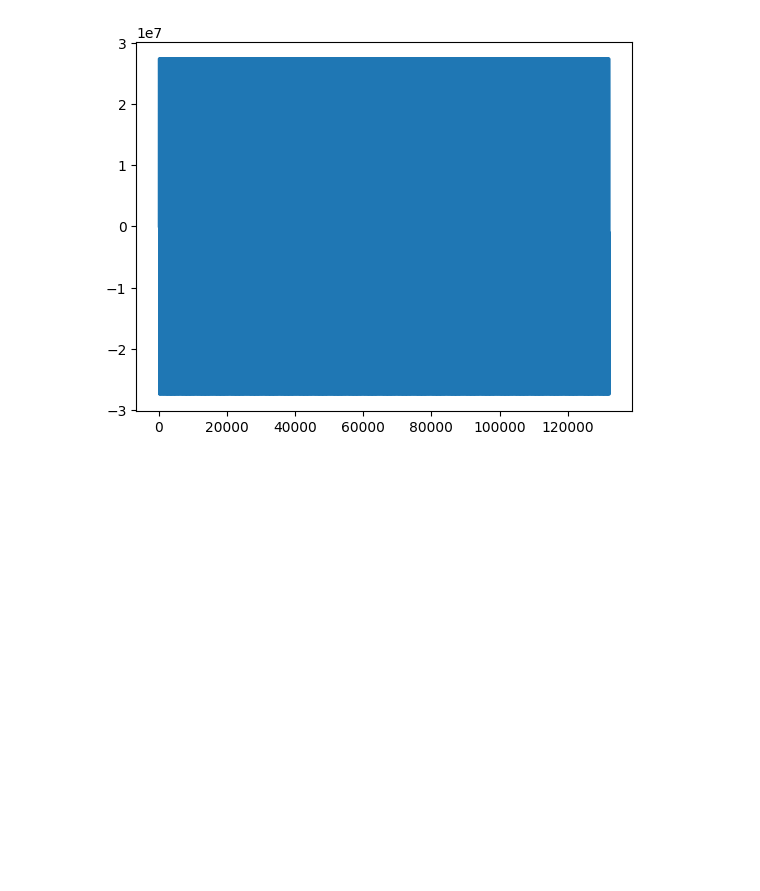
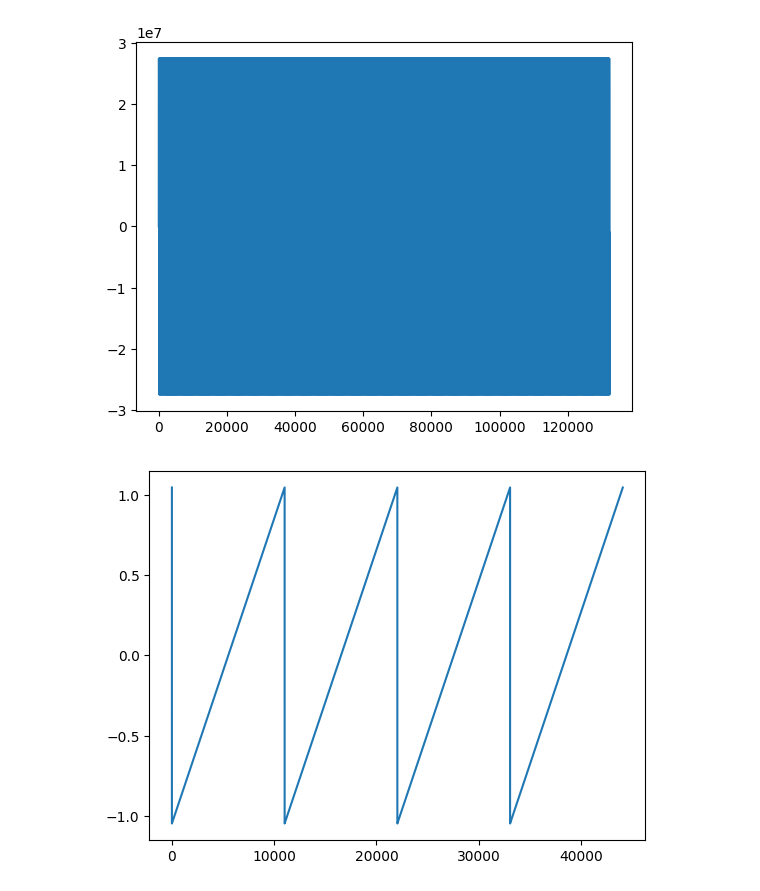
Before and after one commit to Adelpozo04/Informatica-Musical, a Jupyter notebook: Practica 1/practica01.ipynb, the cells around one changed output. Cells and saved outputs as stored; diff of their text form; code cells hidden in the pictures; blank space fills up the shorter version.

```diff
--- a/Practica 1/practica01.ipynb
+++ b/Practica 1/practica01.ipynb
@@ -197,15 +196,42 @@ sd.wait()
 # %% [output]
 [figure]
 # %%
-def saw(freq, dur=1, amp=1, phase=0):
+def square(freq, dur=1, amp=1, phase=0):
+    ns = np.arange(SRATE * dur)
 
-    return
+    a = np.sin(((ns * np.pi * 2 * freq) /SRATE) + phase)
+
+    a[a > 0] = 1
+    a[a < 0] = -1
+    a[a == 0] = 0
+
+    a = a * amp
+
+    return a
 
 def triangle(freq, dur=1, amp=1, phase=0):
 
     ns = np.arange(SRATE * dur)
-    #a = np.sin(((ns * np.pi * 2 * freq) /SRATE) + phase)
     a = np.arcsin(np.sin(((ns * np.pi * 2 * freq) / SRATE) + phase))
-    a = a * amp * 2 * np.pi
+    a = (a * amp) / 1.5
 
     return a
+
+def saw(freq, dur=1, amp=1, phase=0):
+
+    ns = np.arange(SRATE * dur)
+    a = np.arctan(np.tan(((ns * np.pi * 2 * freq) / SRATE) + phase))
+    a = (a * amp) / 1.5
+
+    return a
+
+
+a = saw(2, 1, 1, np.pi / 2)
+
+plt.plot(a)
+
+sd.play(a)
+
+sd.wait()
+# %% [output]
+[figure, added]
```
Also changed, not shown: parts of 1 cell of this notebook.
